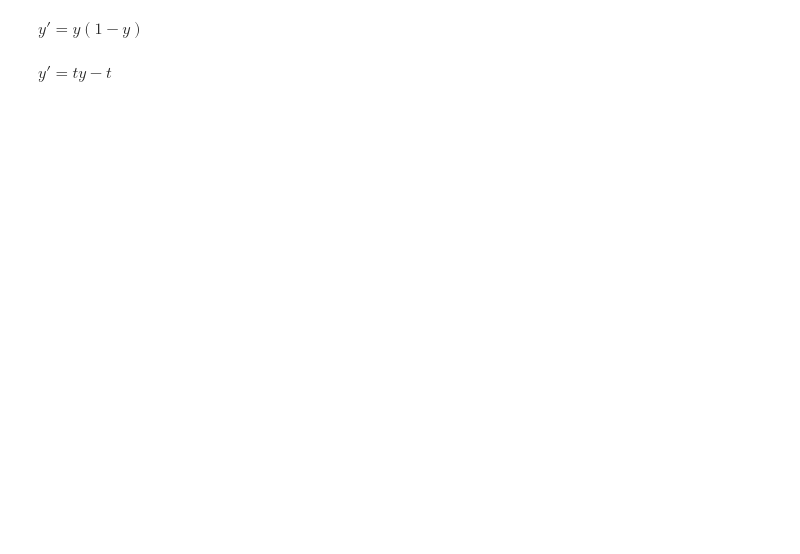
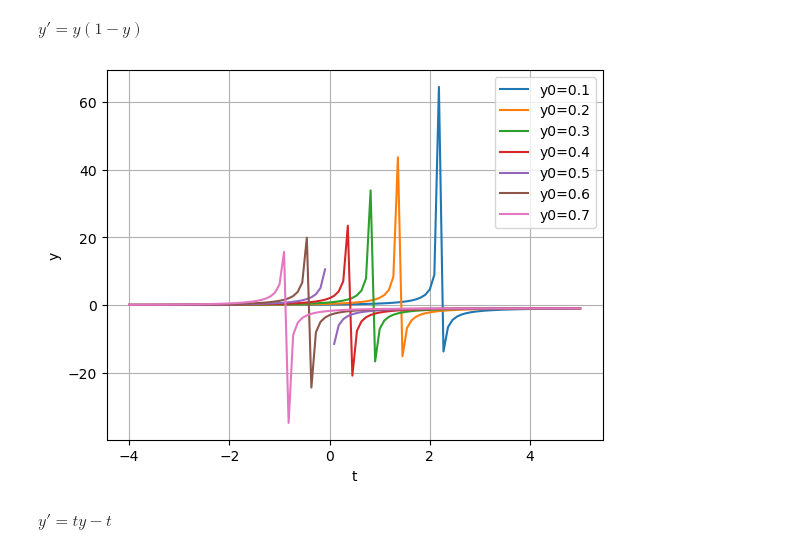
Before and after one commit to ethnwng/2025-t1-notes, a Jupyter notebook: MATH360/python_lectures/Lecture_4_2025W1.ipynb, the cells around one changed output. Drawn from its saved outputs; the diff is of its cells as text; code cells hidden in the pictures; blank space fills up the shorter version.

```diff
--- a/MATH360/python_lectures/Lecture_4_2025W1.ipynb
+++ b/MATH360/python_lectures/Lecture_4_2025W1.ipynb
@@ -47,4 +48,18 @@ plt.show()
 # %% [markdown]
 $y' = y(1 - y)$
+# %%
+t = np.linspace(-4, 5, 100)
+for y0 in np.arange(0.1, 0.8, 0.1):
+    C = y0/(1 - y0)
+    y = C*np.exp(t) / (1 - C*np.exp(t))
+    plt.plot(t, y, label=f'y0={y0:.1f}')
+
+plt.legend()
+plt.grid(True)
+plt.xlabel('t')
+plt.ylabel('y')
+plt.show()
+# %% [output]
+[figure, added]
 # %% [markdown]
 $y' = ty - t$
```
Also changed, not shown: parts of 7 cells of this notebook, 37 other files.
